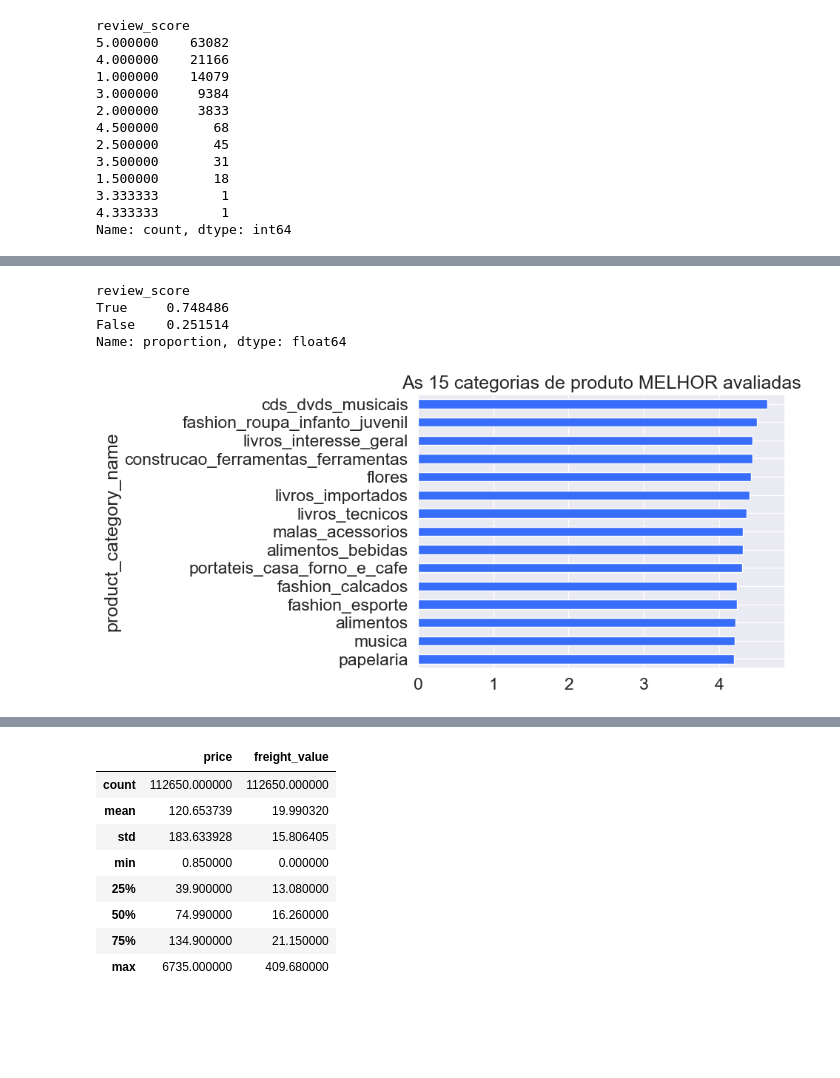
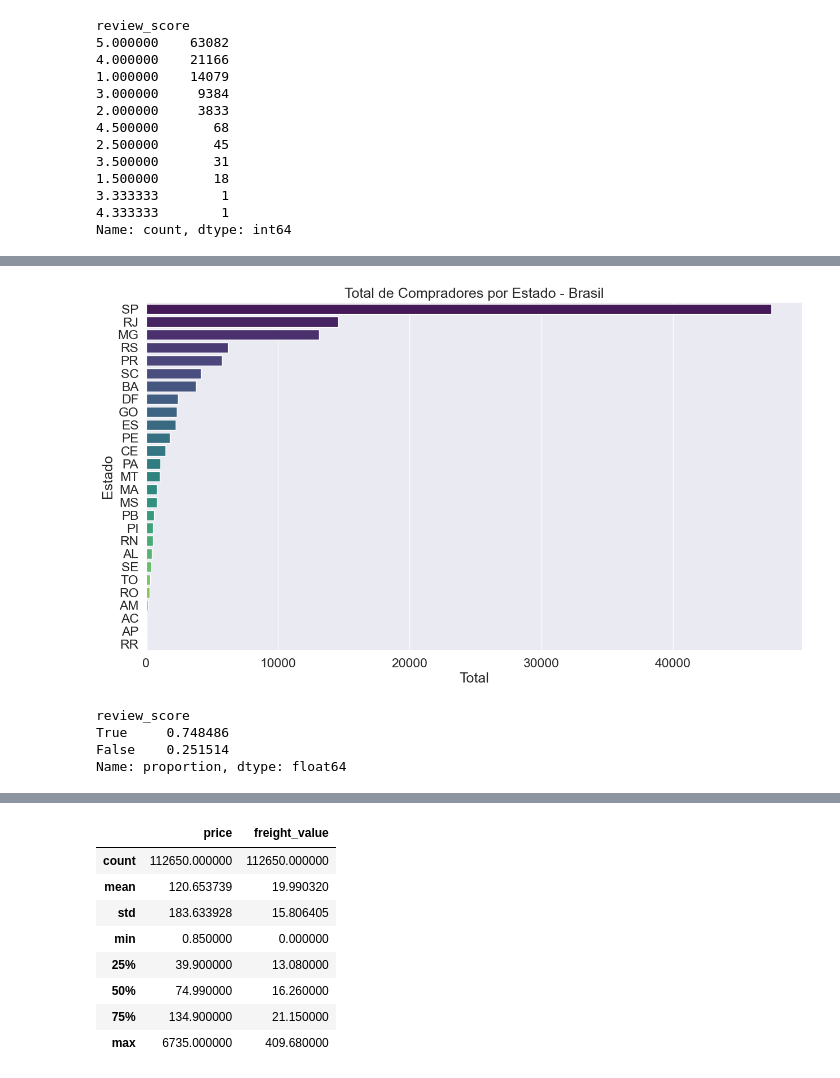
Before and after one commit to guilherme-iram/Ecommerce, a Jupyter notebook: EDA.ipynb, the cells around one changed output, grey strips where cells are left out. Saved outputs shown, nothing was run; the diff lists cells and outputs as text; code cells hidden in the pictures; blank space fills up the shorter version.

```diff
--- a/EDA.ipynb
+++ b/EDA.ipynb
@@ -156,3 +242,10 @@ Name: count, dtype: int64
+# %%
+bar_plot(df, "customer_state", 'h', 15, 8,
+         title="Total de Compradores por Estado - Brasil",
+         xlabel="Total",
+         ylabel="Estado")
+# %% [output]
+[figure, added]
 # %%
 (df["review_score"] >= 4).value_counts(normalize=True)
 # %% [output]
@@ -160,9 +253,3 @@ review_score
 True     0.748486
 False    0.251514
 Name: proportion, dtype: float64
-# %%
-plt.title("As 15 categorias de produto MELHOR avaliadas")
-df.groupby("product_category_name")["review_score"].agg("mean").sort_values(ascending=True)[-15:].plot(kind="barh",)
-plt.show()
-# %% [output]
-[figure, removed]
```
Also changed, not shown: parts of 11 cells of this notebook.
